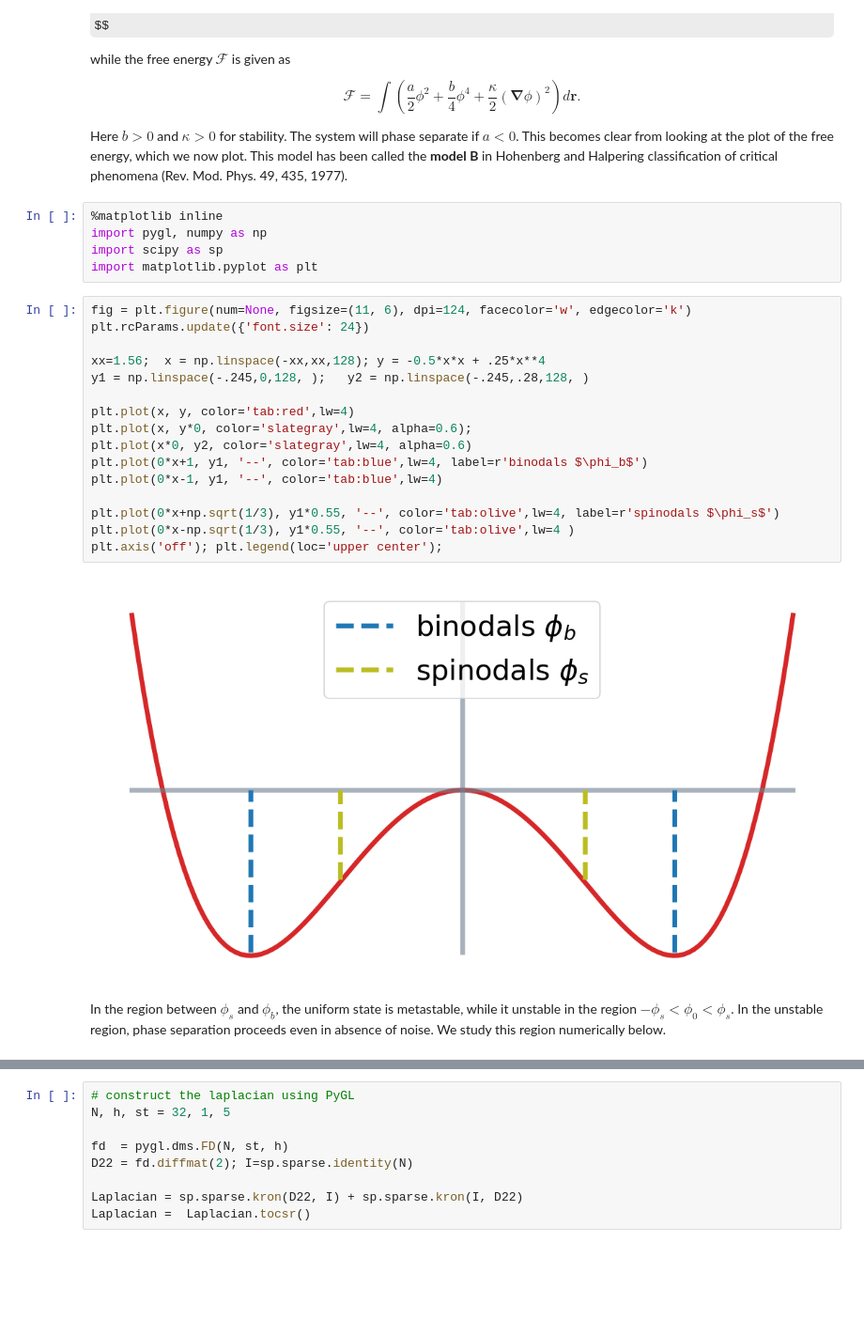
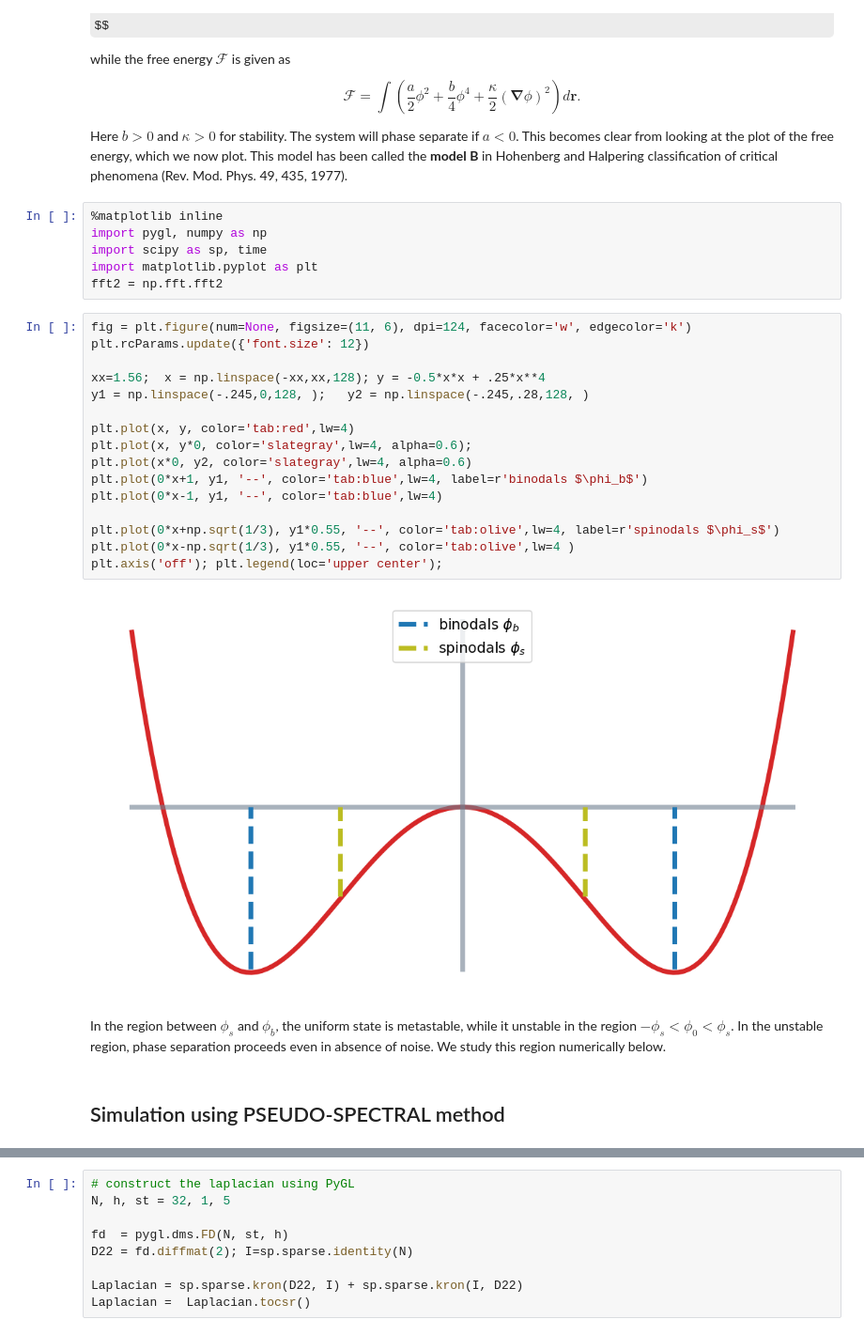
Before and after one commit to rajeshrinet/pygl, a Jupyter notebook: examples/modelB.ipynb, the cells around one changed output, grey strips where cells are left out. Shown at 94% size. Drawn from its saved outputs; the diff is of its cells as text; some formulas as TeX source; blank space fills up the shorter version.

```diff
--- a/examples/modelB.ipynb
+++ b/examples/modelB.ipynb
@@ -23,25 +23,28 @@ Here $b>0$ and $\kappa >0$ for stability. The system will phase separate if $a<0
 # %%
 %matplotlib inline
 import pygl, numpy as np
-import scipy as sp
+import scipy as sp, time
 import matplotlib.pyplot as plt
+fft2 = np.fft.fft2
 # %%
 fig = plt.figure(num=None, figsize=(11, 6), dpi=124, facecolor='w', edgecolor='k')
-plt.rcParams.update({'font.size': 24})
+plt.rcParams.update({'font.size': 12})
 
 xx=1.56;  x = np.linspace(-xx,xx,128); y = -0.5*x*x + .25*x**4
 y1 = np.linspace(-.245,0,128, );   y2 = np.linspace(-.245,.28,128, )
 
 plt.plot(x, y, color='tab:red',lw=4)
 plt.plot(x, y*0, color='slategray',lw=4, alpha=0.6);
 plt.plot(x*0, y2, color='slategray',lw=4, alpha=0.6)
 plt.plot(0*x+1, y1, '--', color='tab:blue',lw=4, label=r'binodals $\phi_b$')
 plt.plot(0*x-1, y1, '--', color='tab:blue',lw=4)
 
 plt.plot(0*x+np.sqrt(1/3), y1*0.55, '--', color='tab:olive',lw=4, label=r'spinodals $\phi_s$')
 plt.plot(0*x-np.sqrt(1/3), y1*0.55, '--', color='tab:olive',lw=4 )
 plt.axis('off'); plt.legend(loc='upper center');
 # %% [output]
-[figure, old version]
+[figure, new version]
 # %% [markdown]
 In the region between $\phi_s$ and $\phi_b$, the uniform state is metastable, while it unstable in the region $-\phi_s < \phi_0 <\phi_s$. In the unstable region, phase separation proceeds even in absence of noise. We study this region numerically below.
+# %% [markdown]
+## Simulation using PSEUDO-SPECTRAL method
```
Also changed, not shown: parts of 11 cells of this notebook, 3 other files.
